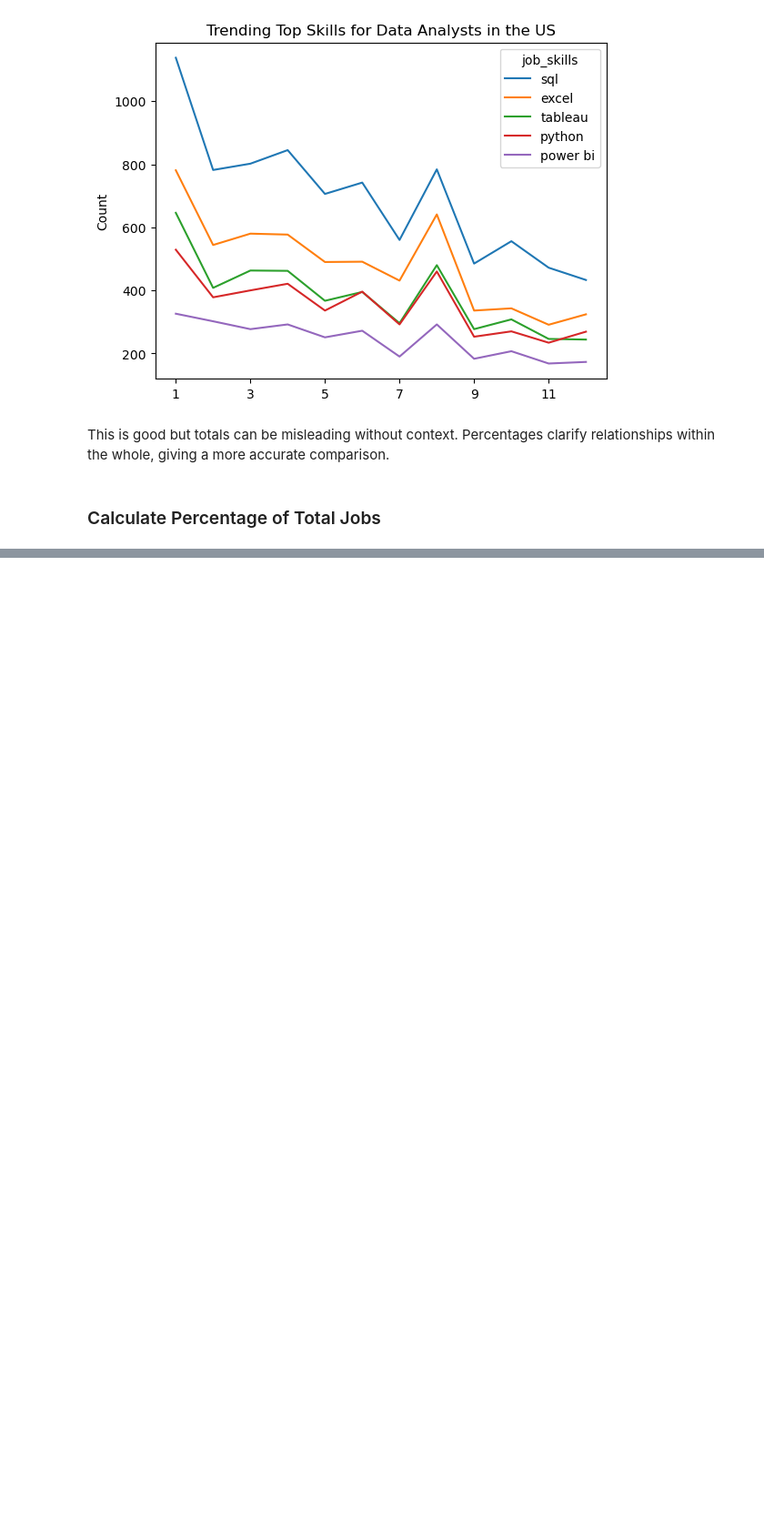
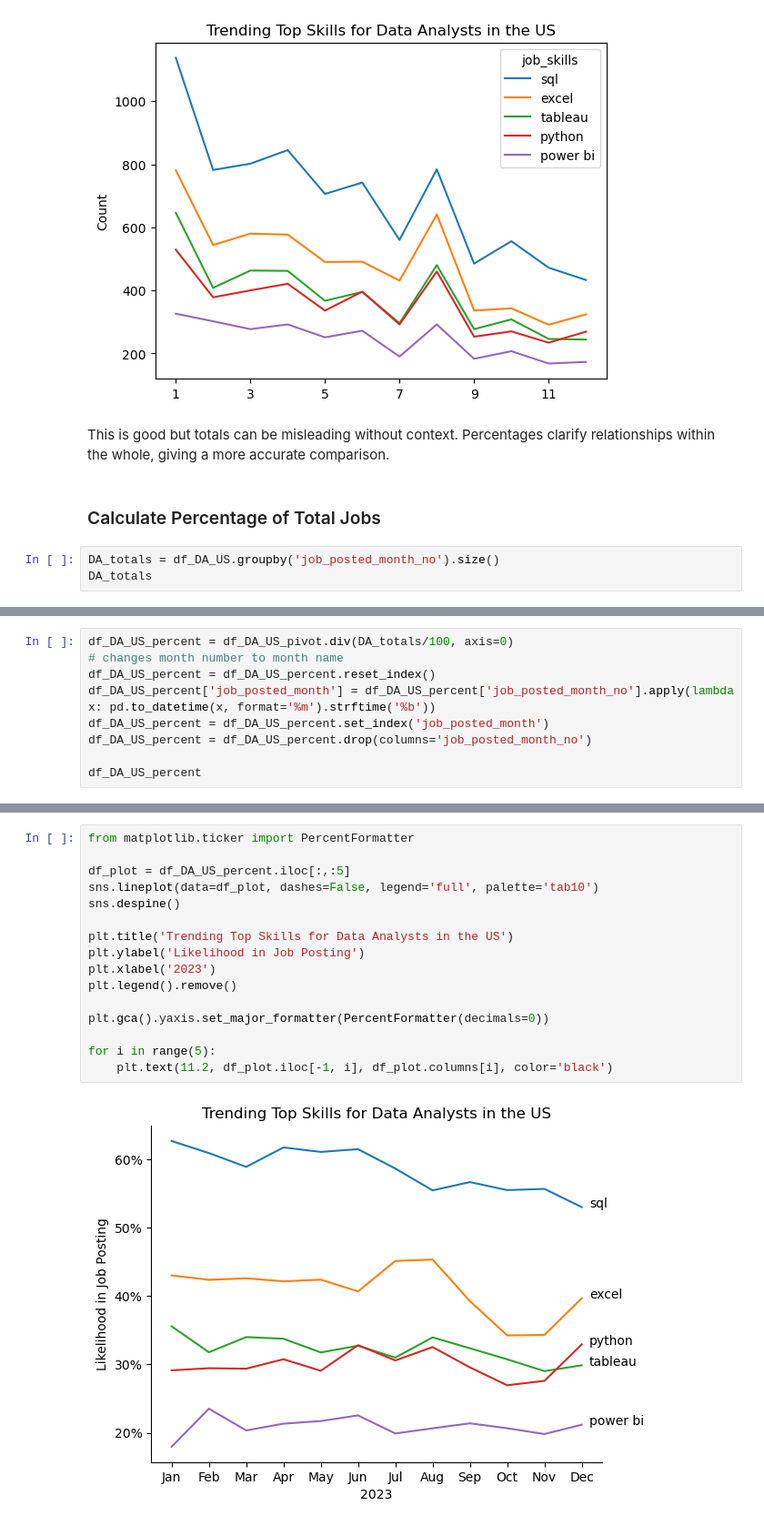
Before and after one commit to S8naK/Data-Jobs-analysis, a Jupyter notebook: 3_Skills_Trend.ipynb, the cells around one changed output, grey strips where cells are left out. Shown: that part at 91% size. Cells and saved outputs as stored; diff of their text form; blank space fills up the shorter version.

```diff
--- a/3_Skills_Trend.ipynb
+++ b/3_Skills_Trend.ipynb
@@ -87,3 +87,6 @@ plt.show()
 This is good but totals can be misleading without context. Percentages clarify relationships within the whole, giving a more accurate comparison.
 # %% [markdown]
 ### Calculate Percentage of Total Jobs
+# %%
+DA_totals = df_DA_US.groupby('job_posted_month_no').size()
+DA_totals
@@ -89,0 +108,9 @@ This is good but totals can be misleading without context. Percentages clarify r
+# %%
+df_DA_US_percent = df_DA_US_pivot.div(DA_totals/100, axis=0)
+# changes month number to month name
+df_DA_US_percent = df_DA_US_percent.reset_index()
+df_DA_US_percent['job_posted_month'] = df_DA_US_percent['job_posted_month_no'].apply(lambda x: pd.to_datetime(x, format='%m').strftime('%b'))
+df_DA_US_percent = df_DA_US_percent.set_index('job_posted_month')
+df_DA_US_percent = df_DA_US_percent.drop(columns='job_posted_month_no')
+
+df_DA_US_percent
@@ -89,0 +133,18 @@ This is good but totals can be misleading without context. Percentages clarify r
+# %%
+from matplotlib.ticker import PercentFormatter
+
+df_plot = df_DA_US_percent.iloc[:,:5]
+sns.lineplot(data=df_plot, dashes=False, legend='full', palette='tab10')
+sns.despine()
+
+plt.title('Trending Top Skills for Data Analysts in the US')
+plt.ylabel('Likelihood in Job Posting')
+plt.xlabel('2023')
+plt.legend().remove()
+
+plt.gca().yaxis.set_major_formatter(PercentFormatter(decimals=0))
+
+for i in range(5):
+    plt.text(11.2, df_plot.iloc[-1, i], df_plot.columns[i], color='black')
+# %% [output]
+[figure, added]
```
Also changed, not shown: parts of 2 cells of this notebook.
